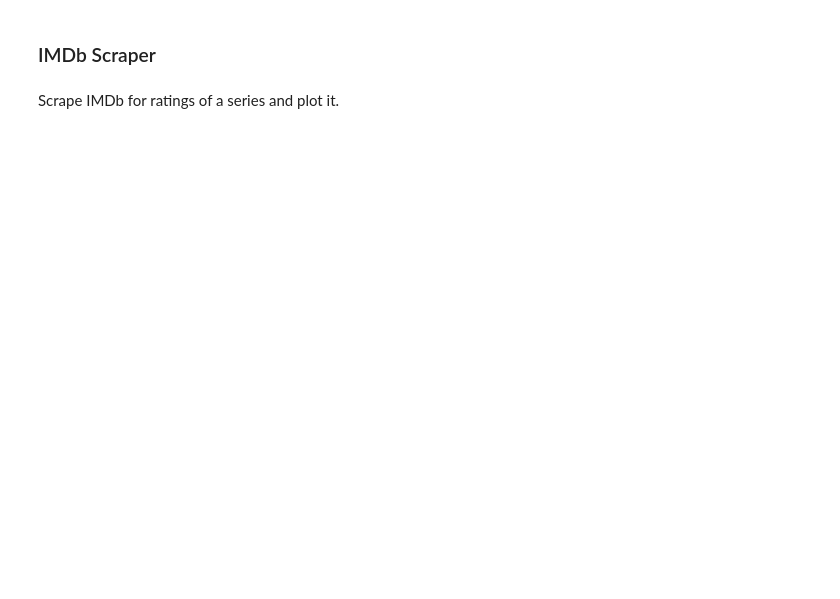
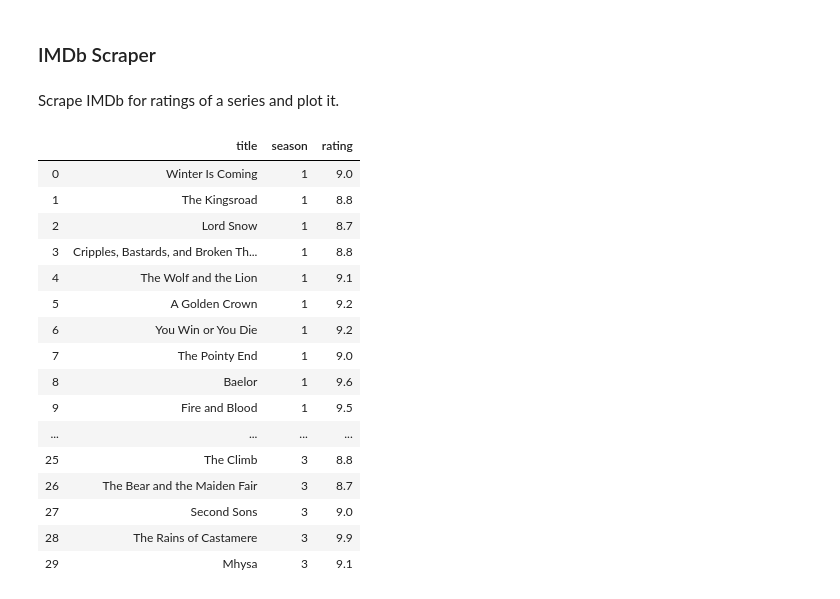
Before and after one commit to sebastianden/series_imdb_scraper, a Jupyter notebook: IMDbScraper.ipynb, the cells around one changed output. Saved outputs shown, nothing was run; the diff lists cells and outputs as text; code cells hidden in the pictures; blank space fills up the shorter version.

Commit message:
Reduced url to imdbid, make dataframe

```diff
--- a/IMDbScraper.ipynb
+++ b/IMDbScraper.ipynb
@@ -98,3 +81,52 @@ for s in season:
+# %%
+num_seasons = 3
+season = range(1,num_seasons+1)
+titles = []
+ratings = []
+s_data = []
+
+
+for s in season:
+    url = 'https://www.imdb.com/title/{}/episodes?season={}'.format(imdbID, s)
+
+    resp = requests.get(url)
+    soup = BeautifulSoup(resp.text)
+
+    title_list = soup.find_all('a',{'itemprop':'name'})
+    rating_list = soup.find_all('span',{'class':'ipl-rating-star__rating'})
+
+    for x in title_list:
+        titles.append(x.text)
+        s_data.append(s)
+
+    for x in rating_list:
+        #print(x.text)
+        if len(x.text)==3:
+            ratings.append(float(x.text))
+
+
+
+d = {'title':titles,'season':s_data,'rating':ratings}
+df = pd.DataFrame(d)
+df
+# %% [output]
+|  | title | season | rating |
+| 0 | Winter Is Coming | 1 | 9.0 |
+| 1 | The Kingsroad | 1 | 8.8 |
+| 2 | Lord Snow | 1 | 8.7 |
+| 3 | Cripples, Bastards, and Broken Th... | 1 | 8.8 |
+| 4 | The Wolf and the Lion | 1 | 9.1 |
+| 5 | A Golden Crown | 1 | 9.2 |
+| 6 | You Win or You Die | 1 | 9.2 |
+| 7 | The Pointy End | 1 | 9.0 |
+| 8 | Baelor | 1 | 9.6 |
+| 9 | Fire and Blood | 1 | 9.5 |
+| ... | ... | ... | ... |
+| 25 | The Climb | 3 | 8.8 |
+| 26 | The Bear and the Maiden Fair | 3 | 8.7 |
+| 27 | Second Sons | 3 | 9.0 |
+| 28 | The Rains of Castamere | 3 | 9.9 |
+| 29 | Mhysa | 3 | 9.1 |
 # %%
 plt.figure(figsize=(18, 8))
 plt.plot(titles,ratings)
```
Also changed, not shown: parts of 5 cells of this notebook.
